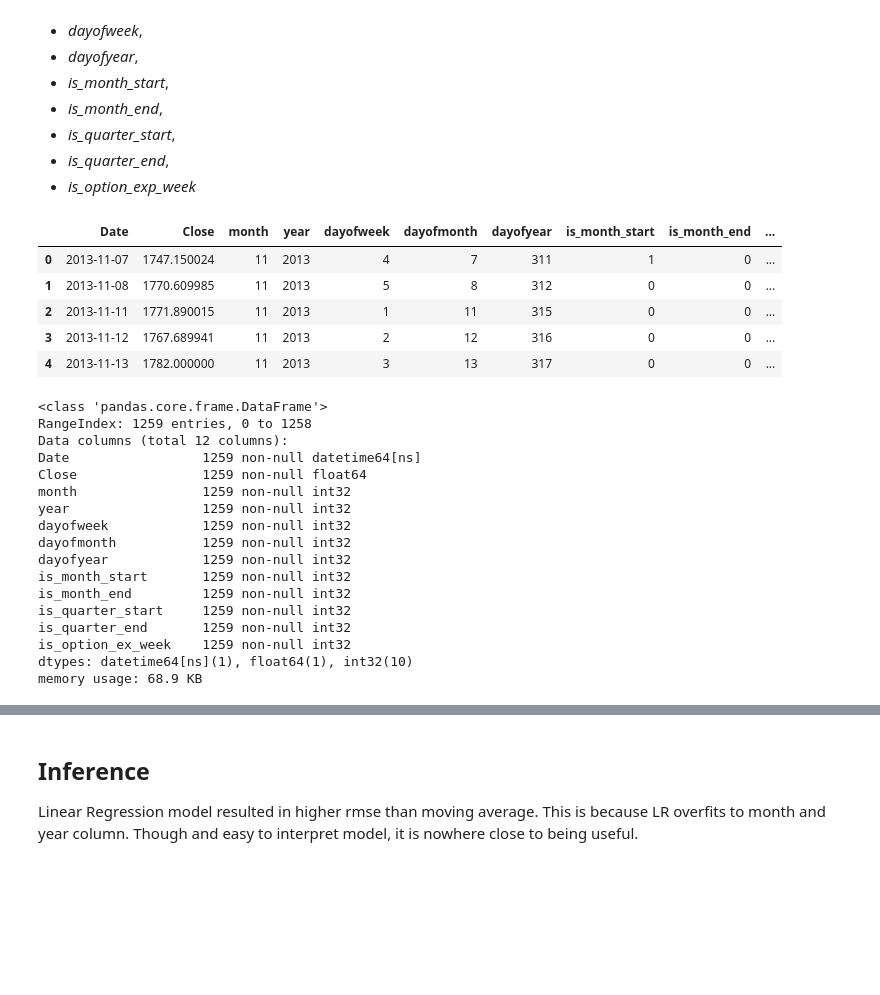
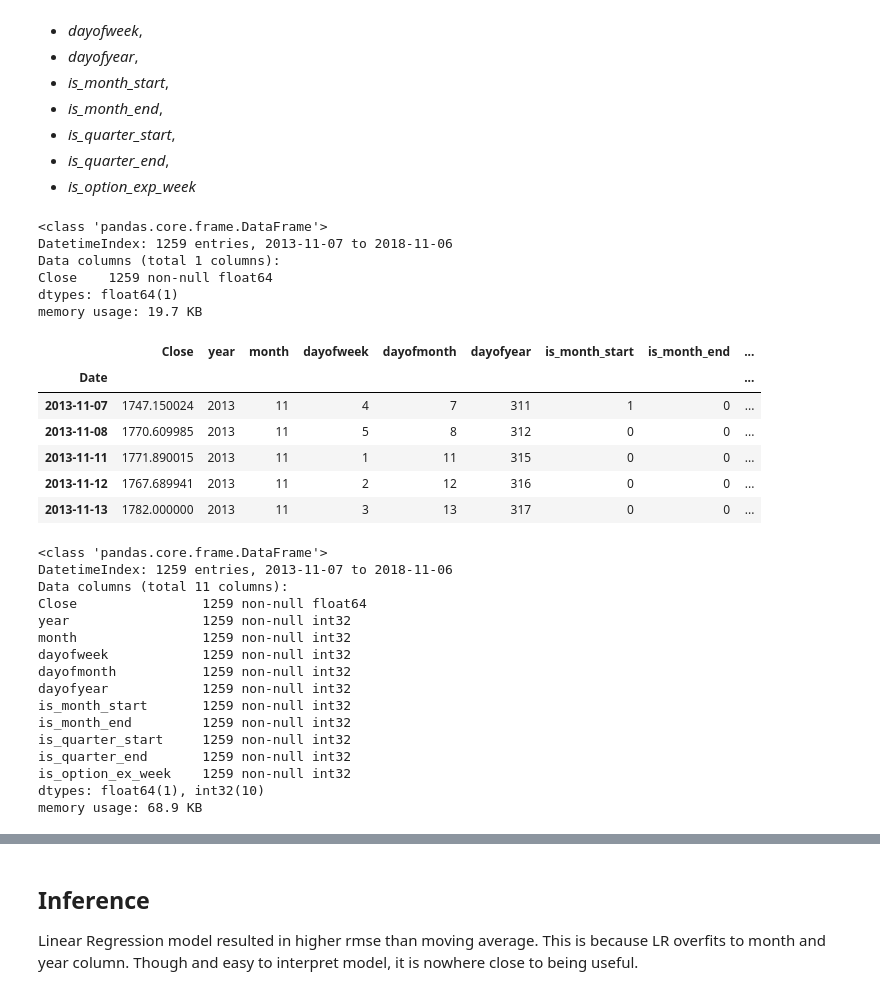
Before and after one commit to nagaraj-h/stock_index_prediction, a Jupyter notebook: spx.ipynb, the cells around one changed output, grey strips where cells are left out. Drawn from its saved outputs; the diff is of its cells as text; code cells hidden in the pictures; blank space fills up the shorter version.

```diff
--- a/spx.ipynb
+++ b/spx.ipynb
@@ -103,2 +90,4 @@ df_for_analysis.head()
+# %%
+spx = pd.DataFrame(spx['Close'])
 # %%
 # Splilt into train and test
@@ -170,14 +159,15 @@ Linear Regression is one of the most simplest algorithm that can be implemented
 * *is_option_exp_week*
 # %%
 # Make sure the dates are in ascending order
-df_for_analysis = df_for_analysis.sort_values('Date', ascending=True).reset_index(drop=True)
+spx = spx.sort_index(ascending=True)
 # %%
 def get_date_features(df):
     '''
-    Takes a dataframe with a column 'Date' and returns a dataframe with new feature columns
+    Takes a dataframe with a Date Index and returns a dataframe with new feature columns
     added: year, month, dayofweek, dayofmonth, dayofyear, is_month_start,
     is_month_end, is_quarter_start, is_quarter_end, is_option_ex_week
     '''
+    df['Date'] = df.index
     df['year'] = df['Date'].apply(lambda x: x.strftime('%Y')).astype('int')
     df['month'] = df['Date'].apply(lambda x: x.strftime('%m')).astype('int')
     df['dayofweek'] = df['Date'].apply(lambda x: x.strftime('%w')).astype('int')
@@ -201,4 +191,6 @@ def get_date_features(df):
     # and this week tends to be volatile.
     df['is_option_ex_week'] = df[['dayofweek', 'dayofmonth']].apply(lambda x: (x['dayofweek']+10 <= x['dayofmonth']) & (x['dayofweek']+16 >= x['dayofmonth']), axis=1).astype('int')
 
+    df.drop('Date', axis=1, inplace=True)
+
     return df
@@ -207,22 +197,33 @@ df_for_analysis = get_date_features(df_for_analysis)
+# %%
+spx.info()
+# %% [output]
+<class 'pandas.core.frame.DataFrame'>
+DatetimeIndex: 1259 entries, 2013-11-07 to 2018-11-06
+Data columns (total 1 columns):
+Close    1259 non-null float64
+dtypes: float64(1)
+memory usage: 19.7 KB
+# %%
+spx = get_date_features(spx)
 # %%
-df_for_analysis.head()
+spx.head()
 # %% [output]
-|  | Date | Close | month | year | dayofweek | dayofmonth | dayofyear | is_month_start | is_month_end | ... |
-| 0 | 2013-11-07 | 1747.150024 | 11 | 2013 | 4 | 7 | 311 | 1 | 0 | ... |
-| 1 | 2013-11-08 | 1770.609985 | 11 | 2013 | 5 | 8 | 312 | 0 | 0 | ... |
-| 2 | 2013-11-11 | 1771.890015 | 11 | 2013 | 1 | 11 | 315 | 0 | 0 | ... |
-| 3 | 2013-11-12 | 1767.689941 | 11 | 2013 | 2 | 12 | 316 | 0 | 0 | ... |
-| 4 | 2013-11-13 | 1782.000000 | 11 | 2013 | 3 | 13 | 317 | 0 | 0 | ... |
+|  | Close | year | month | dayofweek | dayofmonth | dayofyear | is_month_start | is_month_end | ... |
+| Date |  |  |  |  |  |  |  |  | ... |
+| 2013-11-07 | 1747.150024 | 2013 | 11 | 4 | 7 | 311 | 1 | 0 | ... |
+| 2013-11-08 | 1770.609985 | 2013 | 11 | 5 | 8 | 312 | 0 | 0 | ... |
+| 2013-11-11 | 1771.890015 | 2013 | 11 | 1 | 11 | 315 | 0 | 0 | ... |
+| 2013-11-12 | 1767.689941 | 2013 | 11 | 2 | 12 | 316 | 0 | 0 | ... |
+| 2013-11-13 | 1782.000000 | 2013 | 11 | 3 | 13 | 317 | 0 | 0 | ... |
 # %%
-df_for_analysis.info()
+spx.info()
 # %% [output]
 <class 'pandas.core.frame.DataFrame'>
-RangeIndex: 1259 entries, 0 to 1258
-Data columns (total 12 columns):
-Date                 1259 non-null datetime64[ns]
+DatetimeIndex: 1259 entries, 2013-11-07 to 2018-11-06
+Data columns (total 11 columns):
 Close                1259 non-null float64
+year                 1259 non-null int32
 month                1259 non-null int32
-year                 1259 non-null int32
 dayofweek            1259 non-null int32
 dayofmonth           1259 non-null int32
 dayofyear            1259 non-null int32
@@ -231,7 +232,7 @@ is_month_end         1259 non-null int32
 is_quarter_start     1259 non-null int32
 is_quarter_end       1259 non-null int32
 is_option_ex_week    1259 non-null int32
-dtypes: datetime64[ns](1), float64(1), int32(10)
+dtypes: float64(1), int32(10)
 memory usage: 68.9 KB
 # %%
 def create_train_test(df, train_ratio=0.8):
```
Also changed, not shown: parts of 35 cells of this notebook.
